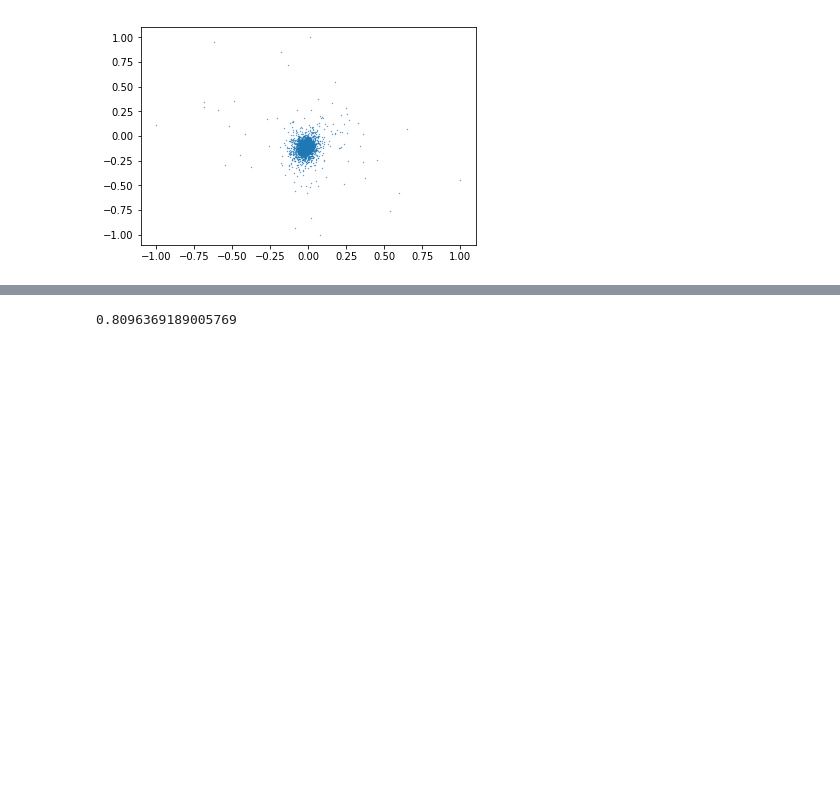
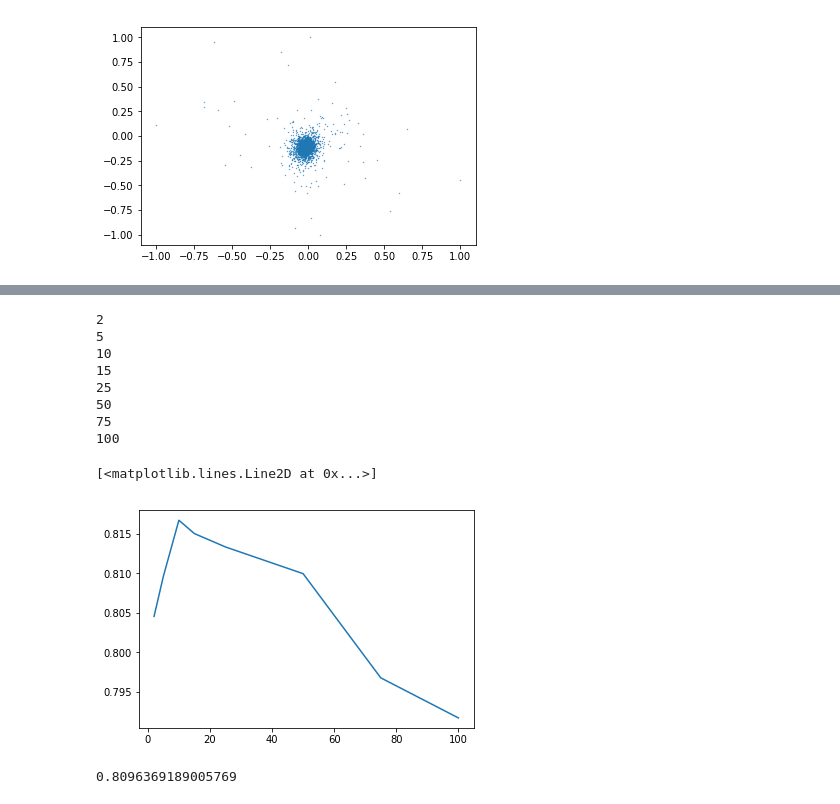
Before and after one commit to prava-d/Data-Science-Final, a Jupyter notebook: data-vis.ipynb, the cells around one changed output, grey strips where cells are left out. Cells and saved outputs as stored; diff of their text form; code cells hidden in the pictures; blank space fills up the shorter version.

```diff
--- a/data-vis.ipynb
+++ b/data-vis.ipynb
@@ -63,3 +60,25 @@ array(['STANDING', 'STANDING', 'STANDING', ..., 'WALKING_UPSTAIRS',
+# %%
+all_correct_values = [2, 5, 10, 15, 25, 50, 75, 100]
+all_correct_rates = []
+for i in all_correct_values:
+    print(i)
+    classifier_i = KNeighborsClassifier(n_neighbors=i)
+    classifier_i.fit(train.drop('Activity',1),train.Activity)
+    predicted=classifier_i.predict(test.drop('Activity', 1))
+    correct=predicted==test.Activity
+    all_correct_rates.append(sum(correct)/len(correct))
+plt.plot(all_correct_values, all_correct_rates)
+# %% [output]
+2
+5
+10
+15
+25
+50
+75
+100
+[<matplotlib.lines.Line2D at 0x...>]
+[figure, added]
 # %%
 predicted=classifier.predict(test.drop('Activity',1))
 # %%
```
Also changed, not shown: parts of 24 cells of this notebook.
